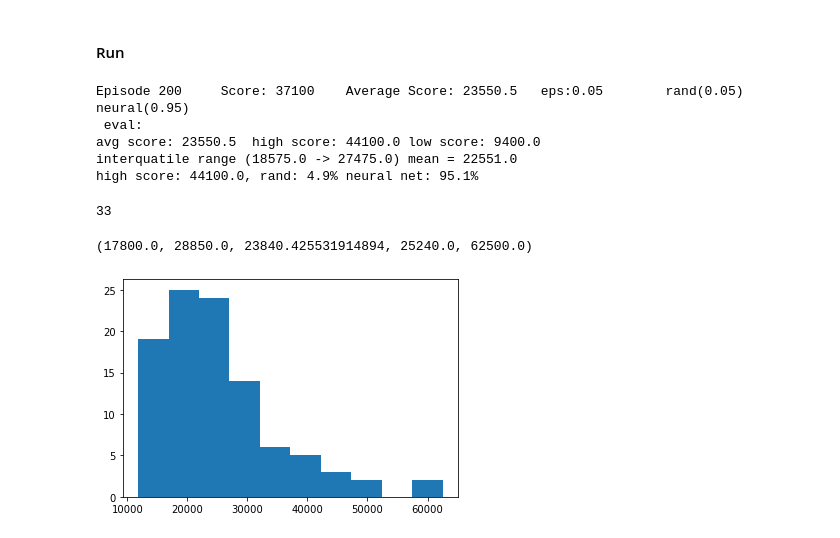
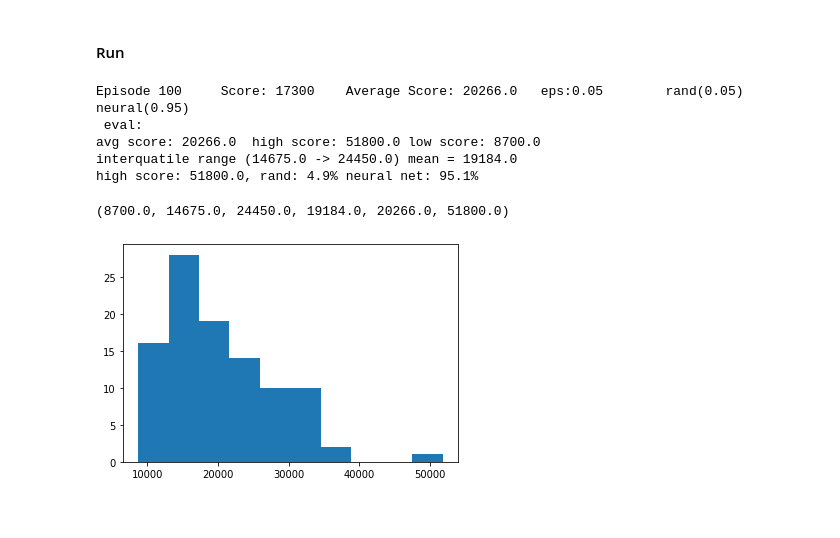
Before and after one commit to MElena14/COMP341, a Jupyter notebook: assignment2.ipynb, the cells around one changed output. Cells and saved outputs as stored; diff of their text form; code cells hidden in the pictures.

```diff
--- a/assignment2.ipynb
+++ b/assignment2.ipynb
@@ -360,9 +411,6 @@ class ReplayMemory:
 # %% [markdown]
 ### Agent
 # %%
-# our implimentation is based on https://github.com/deepanshut041/Reinforcement-Learning/blob/master/algos/agents/dqn_agent.py
-# we have improved this implimentation and added load and save functions
-
 class DQNAgent:
     def __init__(self, args):
         self.input_shape = args['input_shape']
@@ -399,9 +447,10 @@ class DQNAgent:
         self.memory.save(f"{self.base_filename}.memory")
 
     def load(self):
-        self.memory = ReplayMemory(self.buffer_size, self.batch_size, self.device, f"{self.base_filename}.memory", top=self.memoryTop)
-        self.policy_net.load_state_dict(torch.load(f"{self.base_filename}.policy.net"))
-        self.target_net.load_state_dict(torch.load(f"{self.base_filename}.target.net"))
+        if exists(f"{self.base_filename}.memory"):
+            self.memory = ReplayMemory(self.buffer_size, self.batch_size, self.device, f"{self.base_filename}.memory", top=self.memoryTop)
+        self.policy_net.load_state_dict(torch.load(f"{self.base_filename}.policy.net", map_location=self.device))
+        self.target_net.load_state_dict(torch.load(f"{self.base_filename}.target.net", map_location=self.device))
 
     def step(self, state, action, reward, next_state, done):
         # Save experience in replay memory
@@ -450,3 +499,6 @@ class DQNAgent:
     def soft_update(self, policy_model, target_model, tau):
         for target_param, policy_param in zip(target_model.parameters(), policy_model.parameters()):
             target_param.data.copy_(tau*policy_param.data + (1.0-tau)*target_param.data)
+
+# our implimentation is based on https://github.com/deepanshut041/Reinforcement-Learning/blob/master/algos/agents/dqn_agent.py
+# we have improved this implimentation and added load and save functions
@@ -542,9 +592,9 @@ agent_args = {
         }
 
 if model == 'DQNcnn':
-    agent_args = {**agent_args, 'model': DQNCnn, 'base_filename': 'atari_atlantas_models1'}
+    agent_args = {**agent_args, 'model': DQNCnn, 'base_filename': 'atari_atlantas_dqn'}
 elif model == 'ResNetDQN':
-    agent_args = {**agent_args, 'model': ResNetDQN, 'base_filename': 'atari_models/atari_atlantas_resnet-best1'} #atari_models/
+    agent_args = {**agent_args, 'model': ResNetDQN, 'base_filename': 'atari_atlantas_resnetDqn'}
 else:
     raise Exception('model not found')
 
@@ -555,27 +605,25 @@ plot_epsilon_func(epsilon_decrease, Number_of_episodes)
 # %% [markdown]
 #### Run
 # %%
-
 agent = DQNAgent(agent_args)
 agent.load()
-scores = trainDQN(agent, epsilon_decrease, env, n_episodes=Number_of_episodes, save_every=save_models_every, plot_every=1000, network=model)
+# scores = trainDQN(agent, epsilon_decrease, env, n_episodes=Number_of_episodes, save_every=save_models_every, plot_every=1000, network=model)
 # %%
 evalScores = evalDQN(agent, 0.05, env, n_episodes=100,  network=model)
-np.argmax(evalScores)
 # %% [output]
-Episode 200     Score: 37100    Average Score: 23550.5   eps:0.05        rand(0.05) neural(0.95)
+Episode 100     Score: 17300    Average Score: 20266.0   eps:0.05        rand(0.05) neural(0.95)
  eval:
-avg score: 23550.5  high score: 44100.0 low score: 9400.0
-interquatile range (18575.0 -> 27475.0) mean = 22551.0
-high score: 44100.0, rand: 4.9% neural net: 95.1%
+avg score: 20266.0  high score: 51800.0 low score: 8700.0
+interquatile range (14675.0 -> 24450.0) mean = 19184.0
+high score: 51800.0, rand: 4.9% neural net: 95.1%
-33
 # %%
 def get_score_avgs(scores):
     _ = plt.hist(scores, bins=10)
-    return np.min(scores), *iqr_mean(scores), np.mean(scores), np.max(scores)
-min, q25, q75, iq_mean, mean, max = get_score_avgs(evalScores)
+    q25, q75, iqMean = iqr_mean(scores)
+    return np.min(scores), q25, q75, iqMean, np.mean(scores), np.max(scores)
+get_score_avgs(evalScores)
 # %% [output]
-(17800.0, 28850.0, 23840.425531914894, 25240.0, 62500.0)
+(8700.0, 14675.0, 24450.0, 19184.0, 20266.0, 51800.0)
-[figure, old version]
+[figure, new version]
 # %%
 def finalPlay(agent):
```
Also changed, not shown: parts of 20 cells of this notebook.
